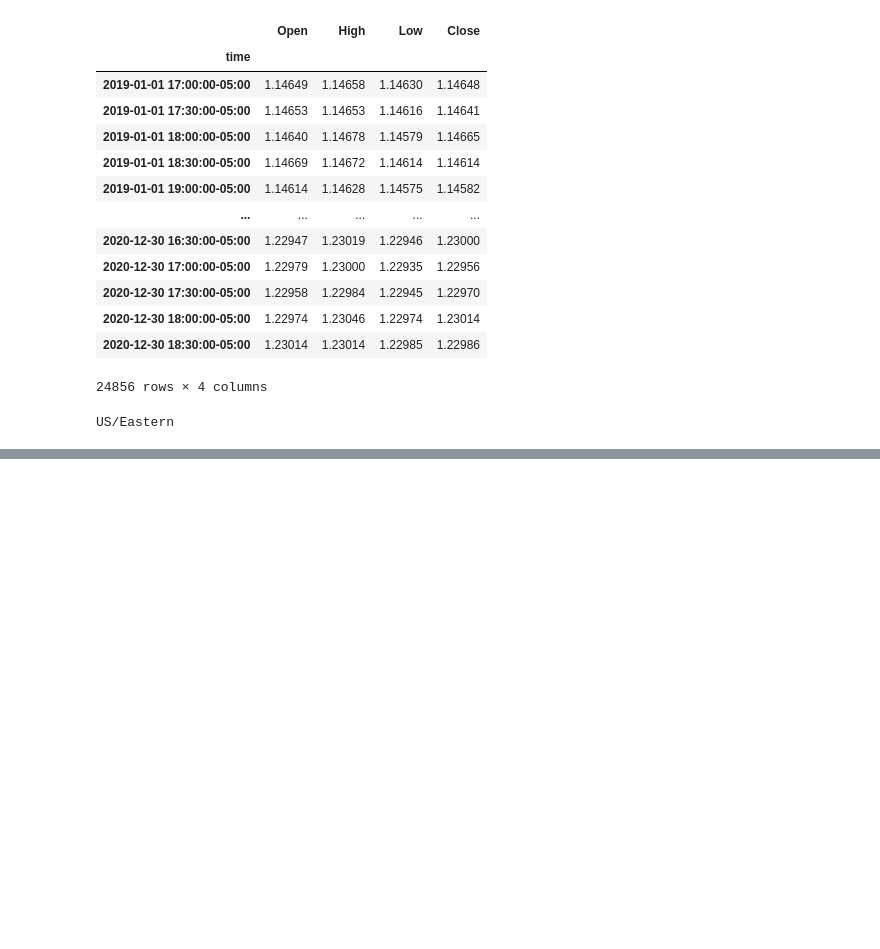
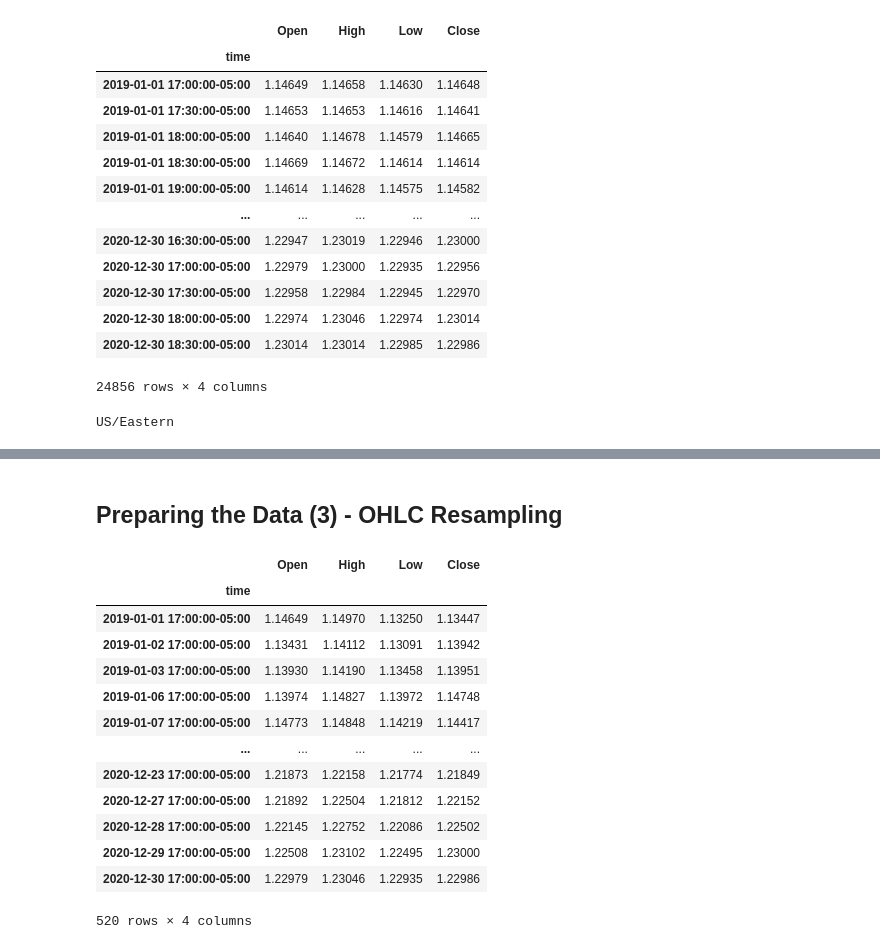
Before and after one commit to AvirukthGT/AlgoTrading, a Jupyter notebook: Pivot Point/pivot_point.ipynb, the cells around one changed output, grey strips where cells are left out. Cells and saved outputs as stored; diff of their text form; code cells hidden in the pictures; blank space fills up the shorter version.

Commit message:
OHLC resampliing

```diff
--- a/Pivot Point/pivot_point.ipynb
+++ b/Pivot Point/pivot_point.ipynb
@@ -107,0 +166,25 @@ US/Eastern
+# %% [markdown]
+## Preparing the Data (3) - OHLC Resampling
+# %%
+agg_dict = {"Open":"first",
+            "High":"max",
+            "Low":"min",
+            "Close":"last"
+           }
+# %%
+data.resample("D", offset = "17h").agg(agg_dict).dropna()
+# %% [output]
+|  | Open | High | Low | Close |
+| time |  |  |  |  |
+| 2019-01-01 17:00:00-05:00 | 1.14649 | 1.14970 | 1.13250 | 1.13447 |
+| 2019-01-02 17:00:00-05:00 | 1.13431 | 1.14112 | 1.13091 | 1.13942 |
+| 2019-01-03 17:00:00-05:00 | 1.13930 | 1.14190 | 1.13458 | 1.13951 |
+| 2019-01-06 17:00:00-05:00 | 1.13974 | 1.14827 | 1.13972 | 1.14748 |
+| 2019-01-07 17:00:00-05:00 | 1.14773 | 1.14848 | 1.14219 | 1.14417 |
+| ... | ... | ... | ... | ... |
+| 2020-12-23 17:00:00-05:00 | 1.21873 | 1.22158 | 1.21774 | 1.21849 |
+| 2020-12-27 17:00:00-05:00 | 1.21892 | 1.22504 | 1.21812 | 1.22152 |
+| 2020-12-28 17:00:00-05:00 | 1.22145 | 1.22752 | 1.22086 | 1.22502 |
+| 2020-12-29 17:00:00-05:00 | 1.22508 | 1.23102 | 1.22495 | 1.23000 |
+| 2020-12-30 17:00:00-05:00 | 1.22979 | 1.23046 | 1.22935 | 1.22986 |
+520 rows × 4 columns
```
Also changed, not shown: parts of 8 cells of this notebook.
